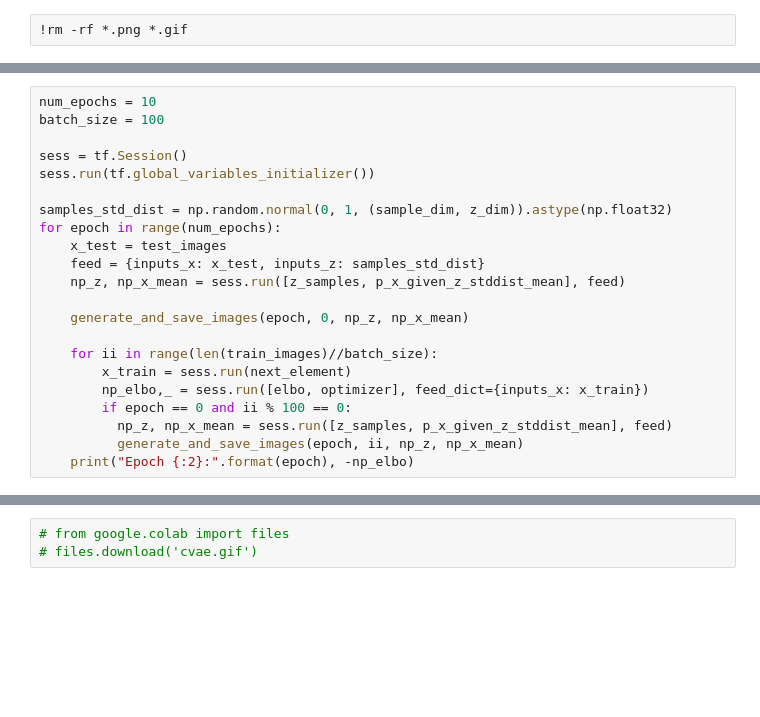
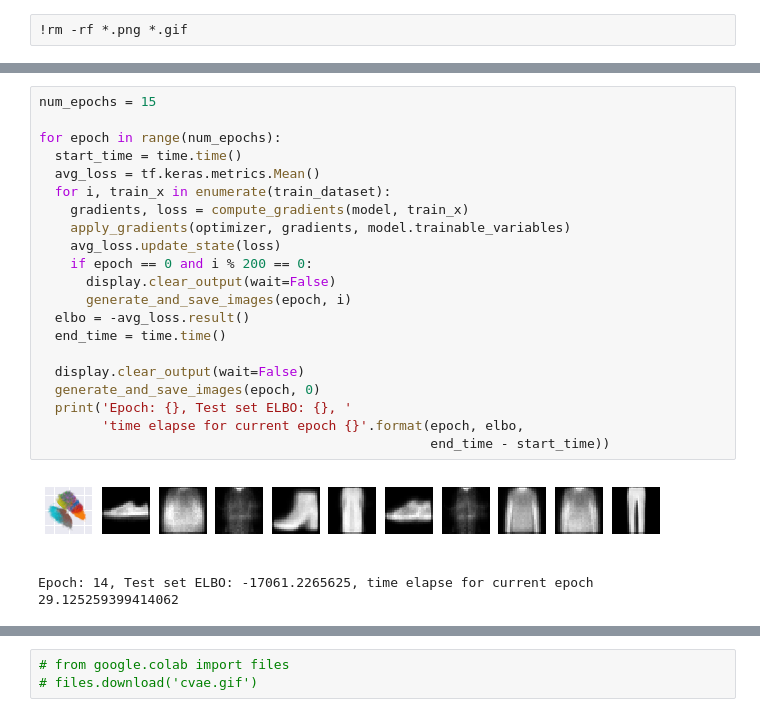
Before and after one commit to bt22dr/deep-learning-papers, a Jupyter notebook: code/cvae.ipynb, the cells around one changed output, grey strips where cells are left out. Saved outputs shown, nothing was run; the diff lists cells and outputs as text; blank space fills up the shorter version.

```diff
--- a/code/cvae.ipynb
+++ b/code/cvae.ipynb
@@ -181,22 +183,0 @@ MNIST_data  sample_data
-# %%
-num_epochs = 10
-batch_size = 100
-
-sess = tf.Session()
-sess.run(tf.global_variables_initializer())
-
-samples_std_dist = np.random.normal(0, 1, (sample_dim, z_dim)).astype(np.float32)
-for epoch in range(num_epochs):
-    x_test = test_images
-    feed = {inputs_x: x_test, inputs_z: samples_std_dist}
-    np_z, np_x_mean = sess.run([z_samples, p_x_given_z_stddist_mean], feed)
-
-    generate_and_save_images(epoch, 0, np_z, np_x_mean)
-
-    for ii in range(len(train_images)//batch_size):
-        x_train = sess.run(next_element)
-        np_elbo,_ = sess.run([elbo, optimizer], feed_dict={inputs_x: x_train})
-        if epoch == 0 and ii % 100 == 0:
-          np_z, np_x_mean = sess.run([z_samples, p_x_given_z_stddist_mean], feed)
-          generate_and_save_images(epoch, ii, np_z, np_x_mean)
-    print("Epoch {:2}:".format(epoch), -np_elbo)
@@ -218,3 +184,27 @@ Epoch  1: 27353.12
+# %%
+num_epochs = 15
+
+for epoch in range(num_epochs):
+  start_time = time.time()
+  avg_loss = tf.keras.metrics.Mean()
+  for i, train_x in enumerate(train_dataset):
+    gradients, loss = compute_gradients(model, train_x)
+    apply_gradients(optimizer, gradients, model.trainable_variables)
+    avg_loss.update_state(loss)
+    if epoch == 0 and i % 200 == 0:
+      display.clear_output(wait=False)
+      generate_and_save_images(epoch, i)
+  elbo = -avg_loss.result()
+  end_time = time.time()
+
+  display.clear_output(wait=False)
+  generate_and_save_images(epoch, 0)
+  print('Epoch: {}, Test set ELBO: {}, '
+        'time elapse for current epoch {}'.format(epoch, elbo,
+                                                  end_time - start_time))
+# %% [output]
+[figure, added]
+Epoch: 14, Test set ELBO: -17061.2265625, time elapse for current epoch 29.125259399414062
 # %%
 with imageio.get_writer('cvae.gif', mode='I') as writer:
   filenames = glob.glob('image*.png')
```
Also changed, not shown: parts of 21 cells of this notebook.
